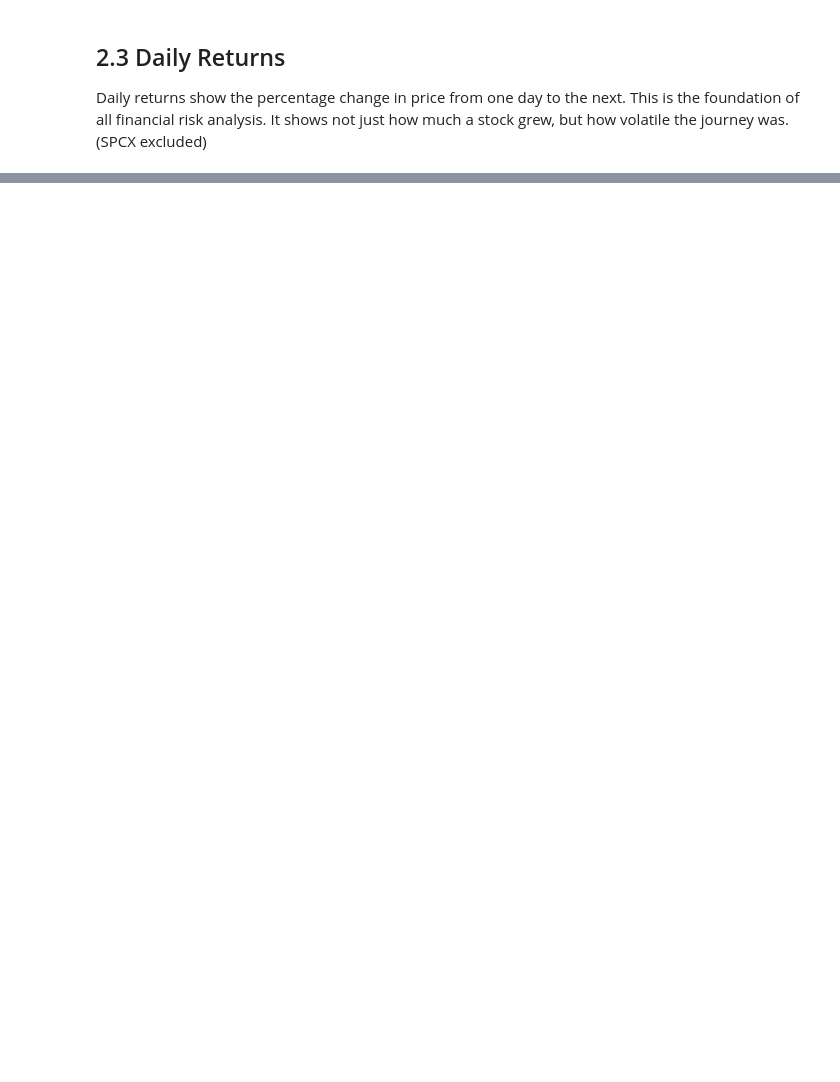
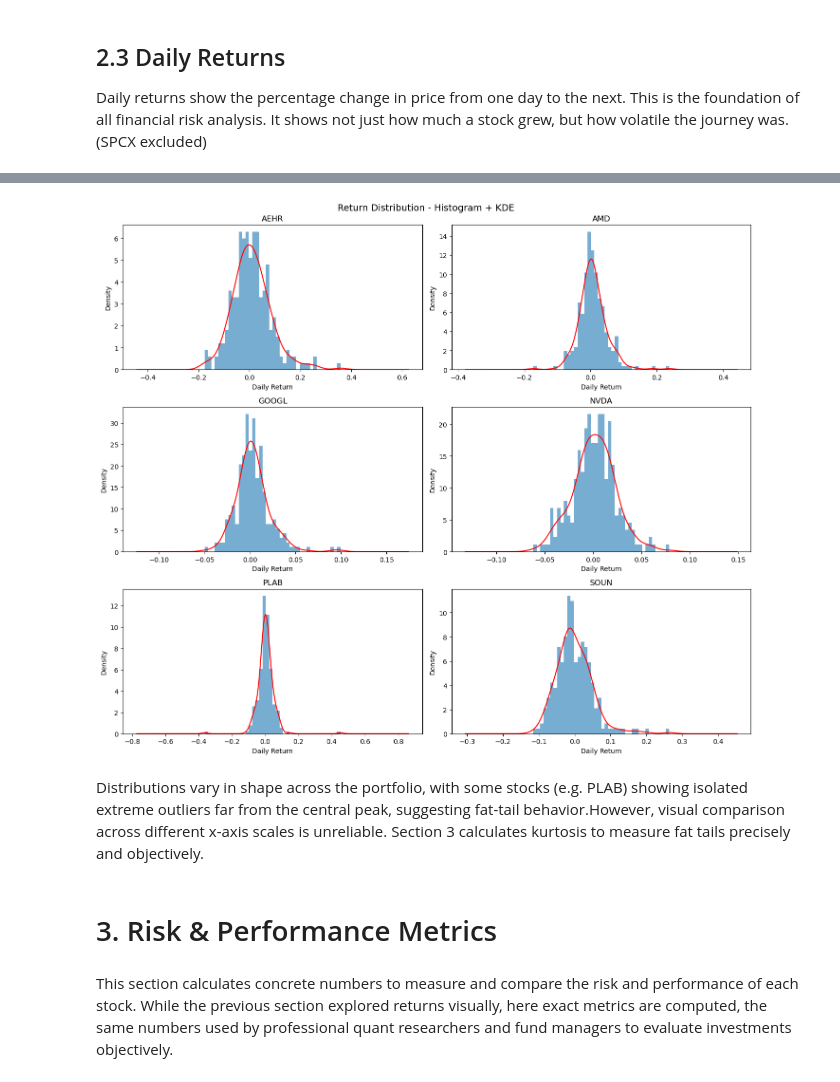
Before and after one commit to florisschulmaijer/stock-analyzer, a Jupyter notebook: portfolio.ipynb, the cells around one changed output, grey strips where cells are left out. Cells and saved outputs as stored; diff of their text form; code cells hidden in the pictures; blank space fills up the shorter version.

```diff
--- a/portfolio.ipynb
+++ b/portfolio.ipynb
@@ -98,0 +173,23 @@ plt.show()
+# %%
+fig, axes = plt.subplots(3, 2, figsize=(14, 12))
+axes = axes.flatten()
+
+for i, ticker in enumerate(returns.columns):
+    ax = axes[i]
+    returns[ticker].plot(kind="hist", bins=40, ax=ax, alpha=0.6, density=True)
+    returns[ticker].plot(kind="kde", ax=ax, color="red")
+    ax.set_title(ticker)
+    ax.set_xlabel("Daily Return")
+    ax.set_ylabel("Density")
+
+plt.suptitle("Return Distribution - Histogram + KDE", fontsize=14)
+plt.tight_layout()
+plt.show()
+# %% [output]
+[figure, added]
+# %% [markdown]
+Distributions vary in shape across the portfolio, with some stocks (e.g. PLAB) showing isolated extreme outliers far from the central peak, suggesting fat-tail behavior.However, visual comparison across different x-axis scales is unreliable. Section 3 calculates kurtosis to measure fat tails precisely and objectively.
+# %% [markdown]
+# 3. Risk & Performance Metrics
+# %% [markdown]
+This section calculates concrete numbers to measure and compare the risk and performance of each stock. While the previous section explored returns visually, here exact metrics are computed, the same numbers used by professional quant researchers and fund managers to evaluate investments objectively.
```
Also changed, not shown: parts of 23 cells of this notebook, 4 other files.
